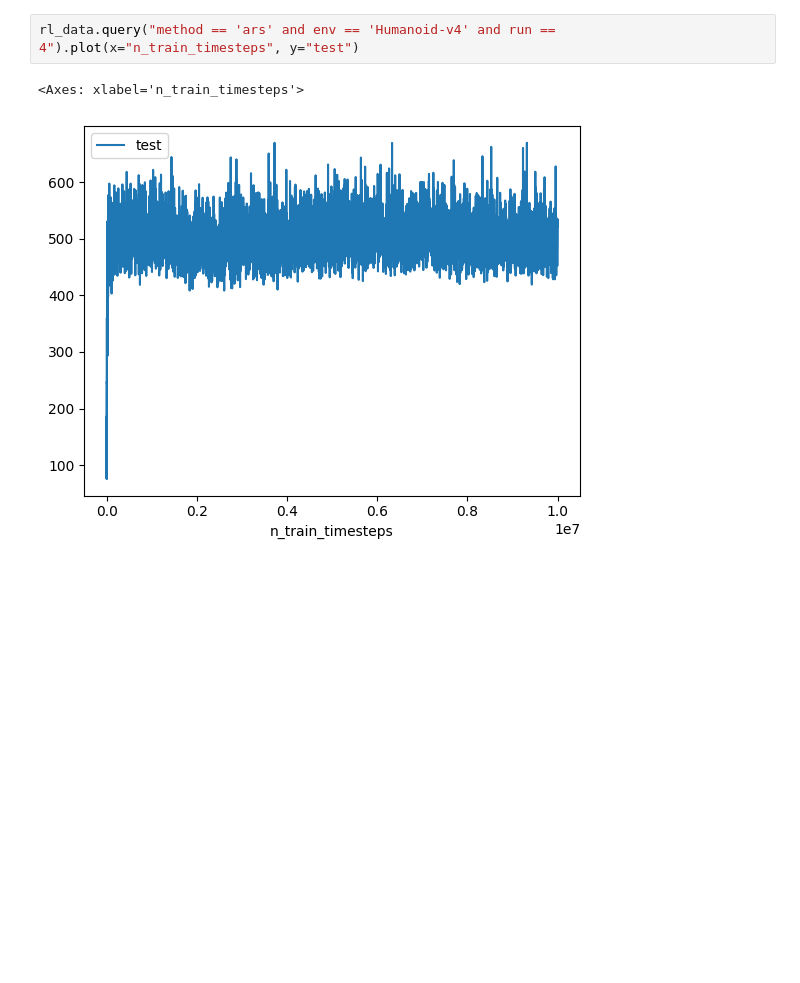
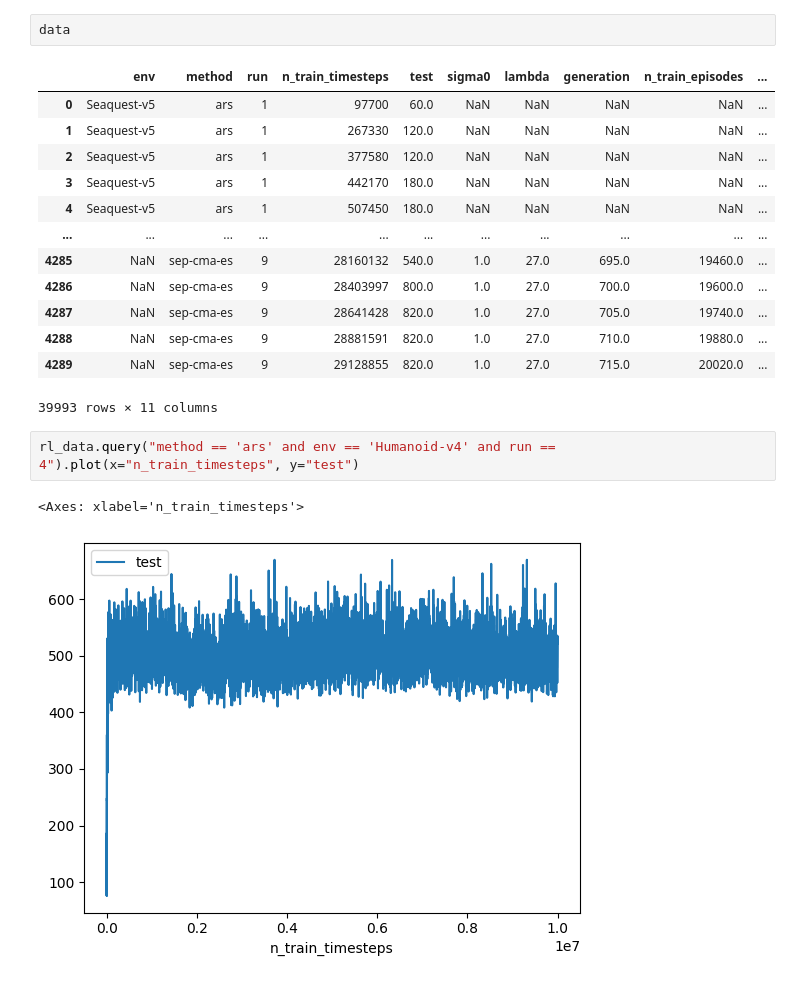
Before and after one commit to jacobdenobel/rl-es, a Jupyter notebook: notebooks/paper_plots.ipynb, the cells around one changed output. Drawn from its saved outputs; the diff is of its cells as text; blank space fills up the shorter version.

```diff
--- a/notebooks/paper_plots.ipynb
+++ b/notebooks/paper_plots.ipynb
@@ -256,3 +282,19 @@ plt.savefig("../figures/all_envs1.pdf", bbox_extra_artists=(lgd,), bbox_inches='
+# %%
+data
+# %% [output]
+|  | env | method | run | n_train_timesteps | test | sigma0 | lambda | generation | n_train_episodes | ... |
+| 0 | Seaquest-v5 | ars | 1 | 97700 | 60.0 | NaN | NaN | NaN | NaN | ... |
+| 1 | Seaquest-v5 | ars | 1 | 267330 | 120.0 | NaN | NaN | NaN | NaN | ... |
+| 2 | Seaquest-v5 | ars | 1 | 377580 | 120.0 | NaN | NaN | NaN | NaN | ... |
+| 3 | Seaquest-v5 | ars | 1 | 442170 | 180.0 | NaN | NaN | NaN | NaN | ... |
+| 4 | Seaquest-v5 | ars | 1 | 507450 | 180.0 | NaN | NaN | NaN | NaN | ... |
+| ... | ... | ... | ... | ... | ... | ... | ... | ... | ... | ... |
+| 4285 | NaN | sep-cma-es | 9 | 28160132 | 540.0 | 1.0 | 27.0 | 695.0 | 19460.0 | ... |
+| 4286 | NaN | sep-cma-es | 9 | 28403997 | 800.0 | 1.0 | 27.0 | 700.0 | 19600.0 | ... |
+| 4287 | NaN | sep-cma-es | 9 | 28641428 | 820.0 | 1.0 | 27.0 | 705.0 | 19740.0 | ... |
+| 4288 | NaN | sep-cma-es | 9 | 28881591 | 820.0 | 1.0 | 27.0 | 710.0 | 19880.0 | ... |
+| 4289 | NaN | sep-cma-es | 9 | 29128855 | 820.0 | 1.0 | 27.0 | 715.0 | 20020.0 | ... |
+39993 rows × 11 columns
 # %%
 rl_data.query("method == 'ars' and env == 'Humanoid-v4' and run == 4").plot(x="n_train_timesteps", y="test")
 # %% [output]
```
Also changed, not shown: parts of 5 cells of this notebook, 7 other files.
